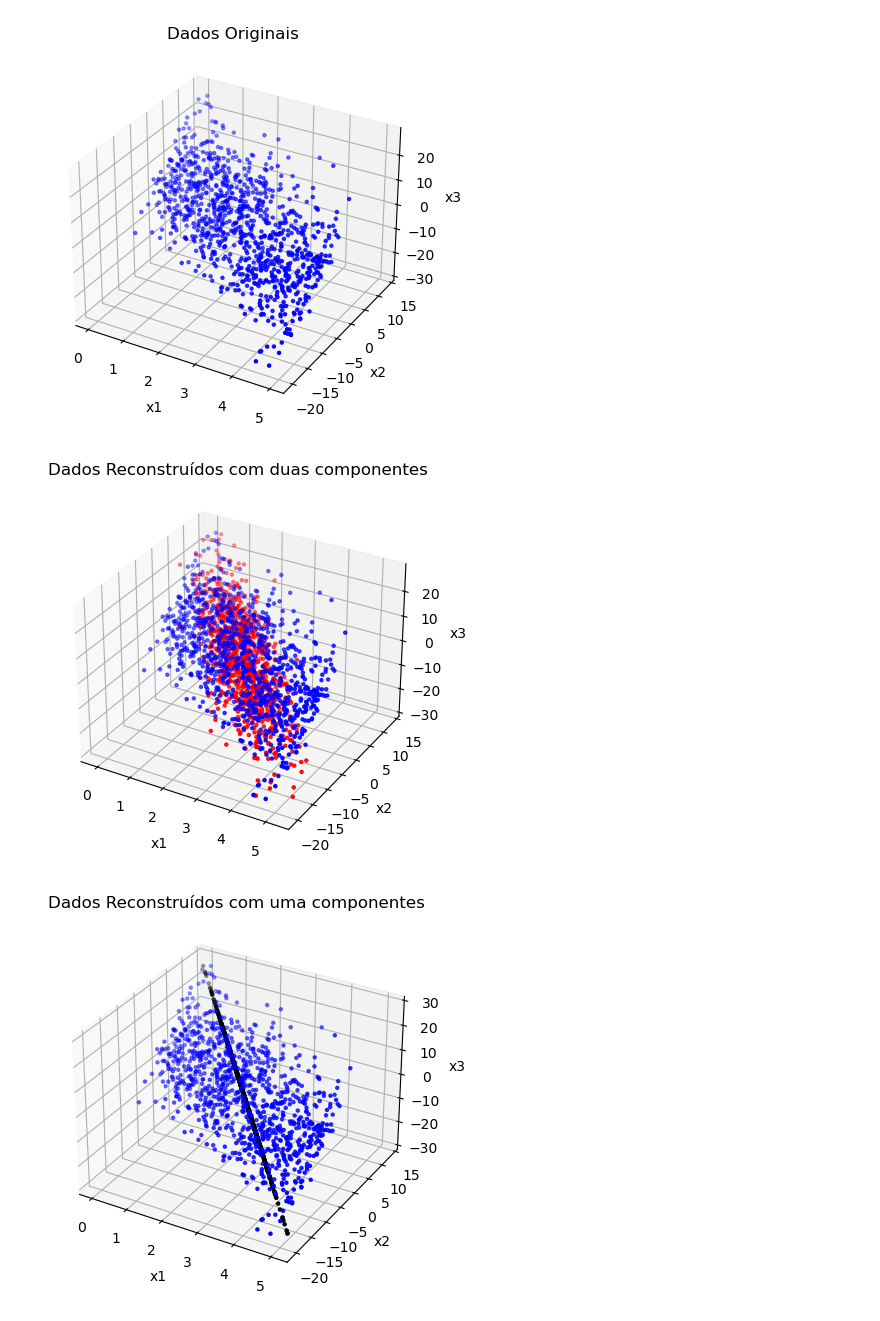
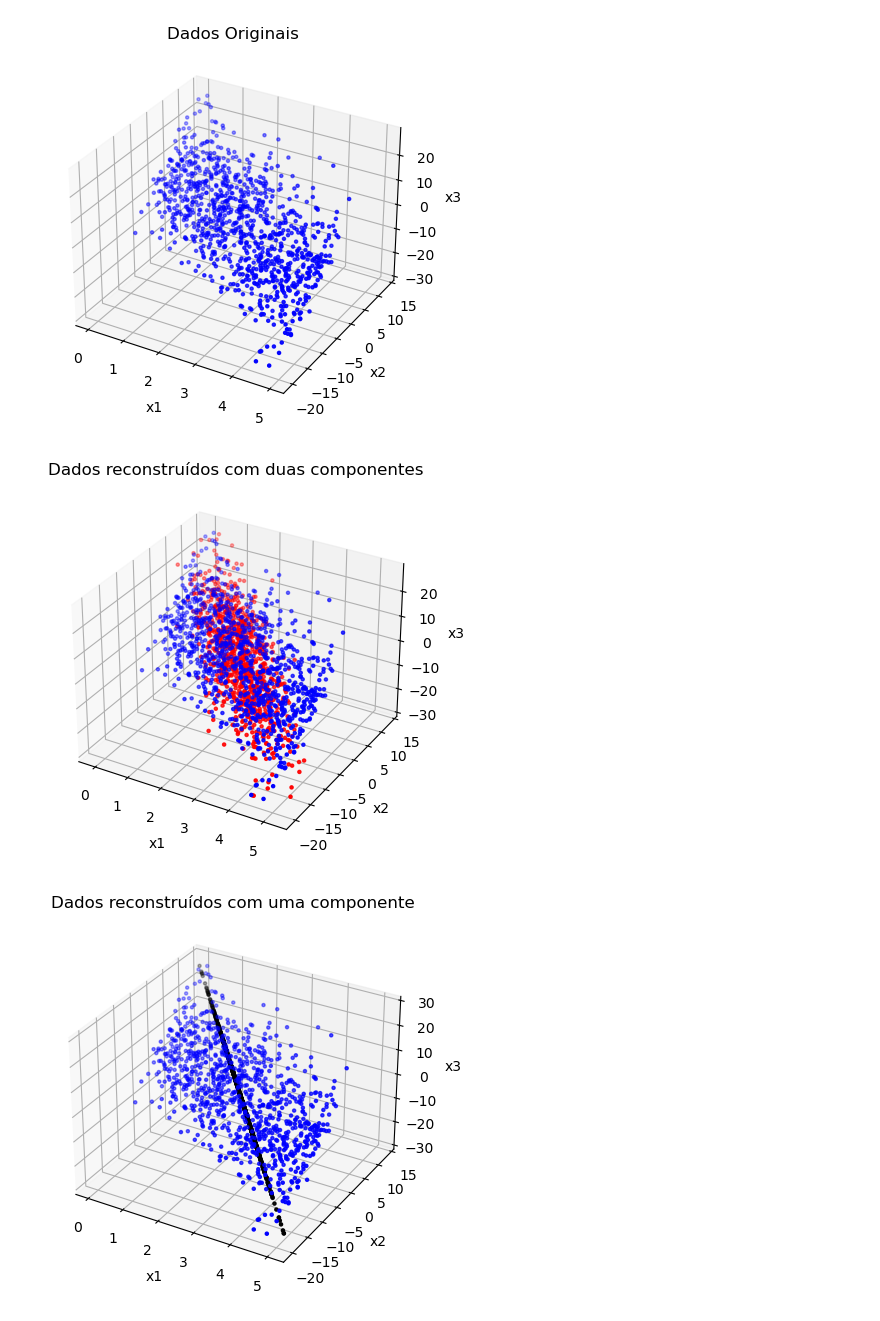
Before and after one commit to HenriqueTogo/machine-learning, a Jupyter notebook: Lista03/lista_03_231111280_q02.ipynb, the cells around one changed output. Saved outputs shown, nothing was run; the diff lists cells and outputs as text; code cells hidden in the pictures.

Commit message:
Legenda dos Plots

```diff
--- a/Lista03/lista_03_231111280_q02.ipynb
+++ b/Lista03/lista_03_231111280_q02.ipynb
@@ -132,23 +132,23 @@ ax.scatter(x_r_2[:,0], x_r_2[:,1], x_r_2[:,2], color='red', marker='.')
 ax.set_xlabel('x1')
 ax.set_ylabel('x2')
 ax.set_zlabel('x3')
-plt.title('Dados Reconstruídos com duas componentes')
+plt.title('Dados reconstruídos com duas componentes')
 plt.show()
 # %% [output]
-[figure, old version]
+[figure, new version]
 # %%
 fig = plt.figure()
 ax = fig.add_subplot(projection='3d')
 
 ax.scatter(arr_pca[:,0], arr_pca[:,1], arr_pca[:,2], color='blue', marker='.')
 ax.scatter(x_r_1[:,0], x_r_1[:,1], x_r_1[:,2], color='black', marker='.')
 ax.set_xlabel('x1')
 ax.set_ylabel('x2')
 ax.set_zlabel('x3')
-plt.title('Dados Reconstruídos com uma componentes')
+plt.title('Dados reconstruídos com uma componente')
 plt.show()
 # %% [output]
-[figure, old version]
+[figure, new version]
 # %%
 fig = plt.figure()
 ax = fig.add_subplot(projection='3d')
```
Also changed, not shown: parts of 1 cell of this notebook.
